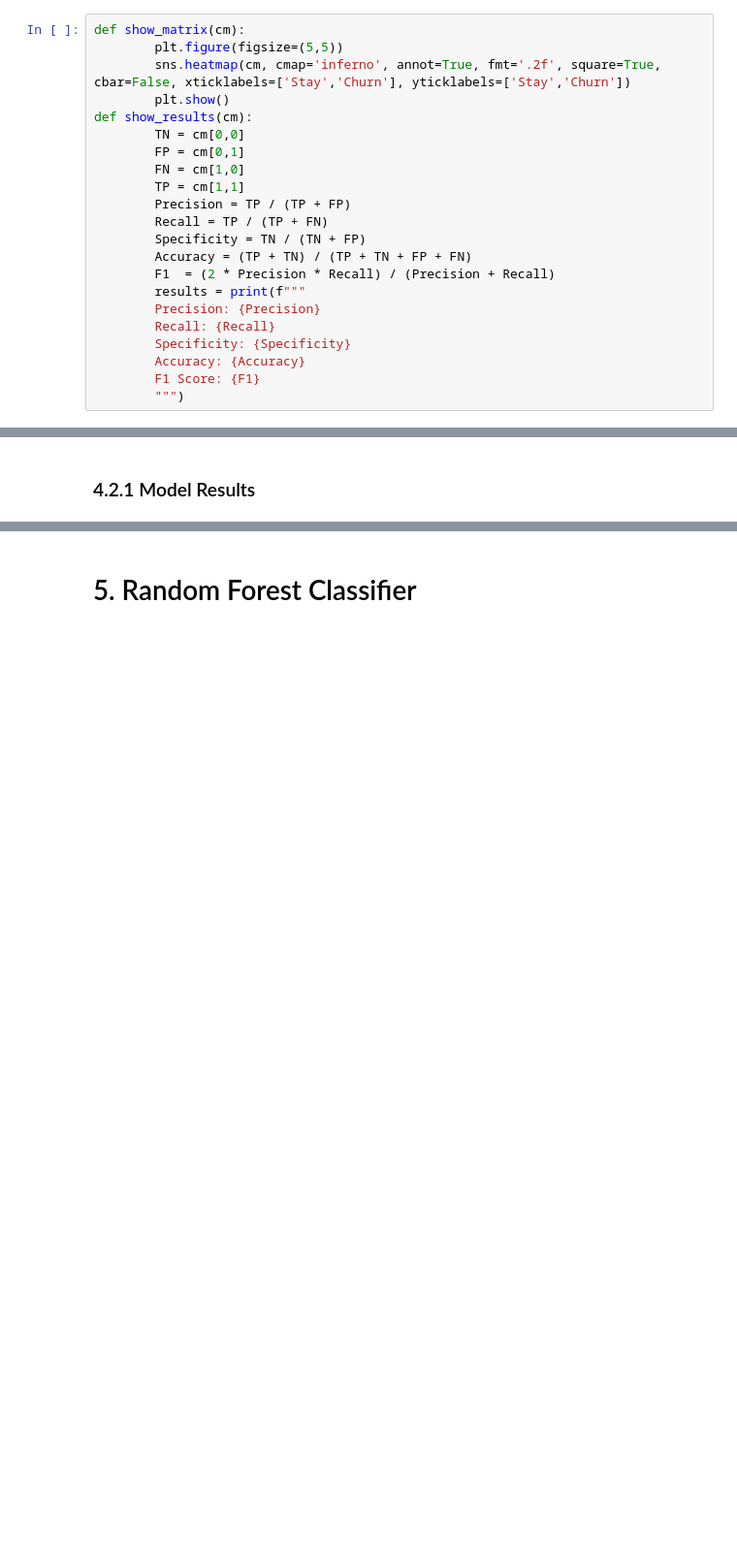
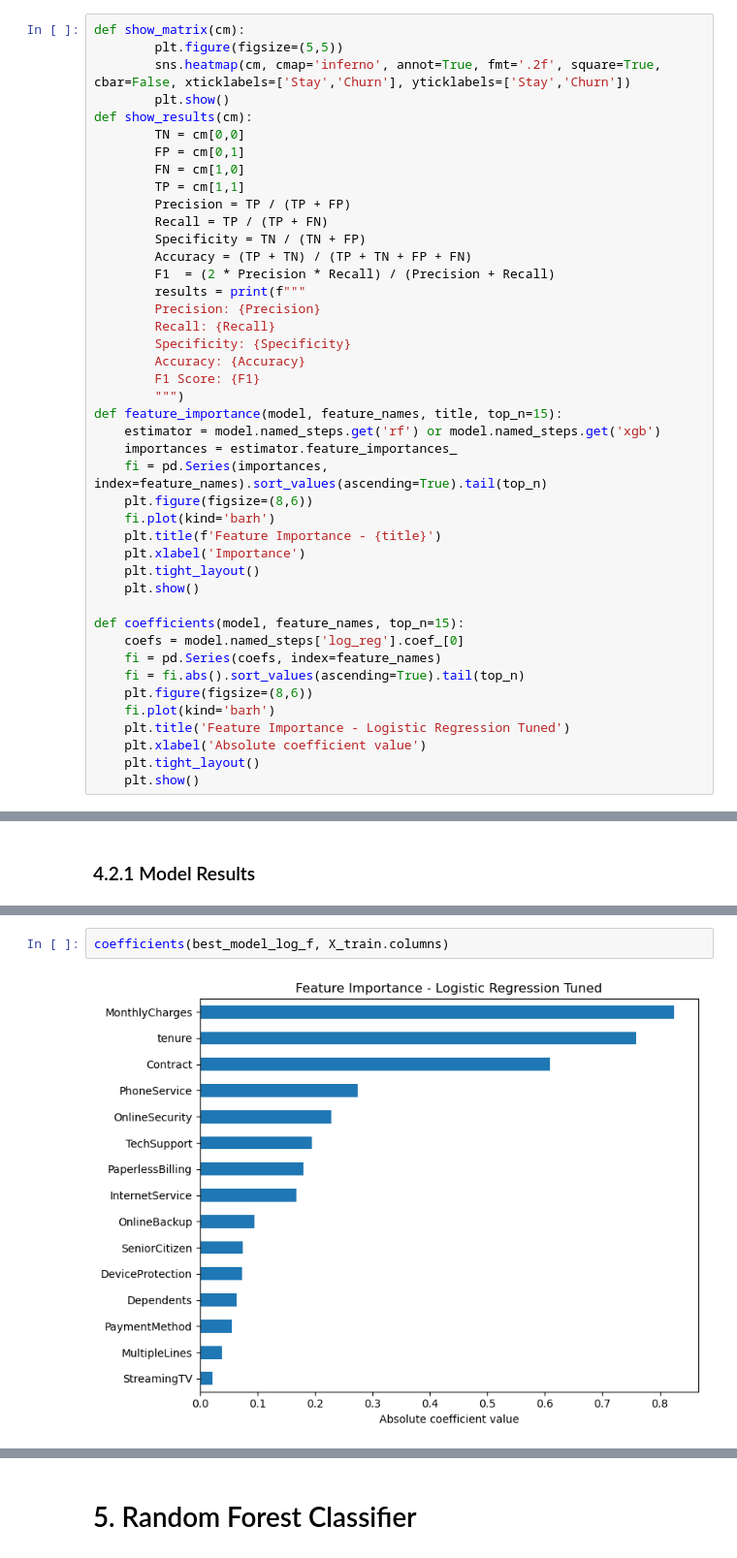
Before and after one commit to Oliwer1992/telco-customer-churn, a Jupyter notebook: 02_Classification_Models_Training.ipynb, the cells around one changed output, grey strips where cells are left out. Shown at 97% size. Cells and saved outputs as stored; diff of their text form; blank space fills up the shorter version.

Commit message:
feat: add RF and XGBoost insights, feature importance charts and analysis

```diff
--- a/02_Classification_Models_Training.ipynb
+++ b/02_Classification_Models_Training.ipynb
@@ -101,6 +101,27 @@ def show_results(cm):
         Accuracy: {Accuracy}
         F1 Score: {F1}
         """)
+def feature_importance(model, feature_names, title, top_n=15):
+    estimator = model.named_steps.get('rf') or model.named_steps.get('xgb')
+    importances = estimator.feature_importances_
+    fi = pd.Series(importances, index=feature_names).sort_values(ascending=True).tail(top_n)
+    plt.figure(figsize=(8,6))
+    fi.plot(kind='barh')
+    plt.title(f'Feature Importance - {title}')
+    plt.xlabel('Importance')
+    plt.tight_layout()
+    plt.show()
+
+def coefficients(model, feature_names, top_n=15):
+    coefs = model.named_steps['log_reg'].coef_[0]
+    fi = pd.Series(coefs, index=feature_names)
+    fi = fi.abs().sort_values(ascending=True).tail(top_n)
+    plt.figure(figsize=(8,6))
+    fi.plot(kind='barh')
+    plt.title('Feature Importance - Logistic Regression Tuned')
+    plt.xlabel('Absolute coefficient value')
+    plt.tight_layout()
+    plt.show()
 # %% [markdown]
 # 4. Logistic Regression (Baseline Model)
 # %% [markdown]
@@ -194,0 +220,4 @@ This optimized model significantly improved Recall compared to baseline (55.08%
+# %%
+coefficients(best_model_log_f, X_train.columns)
+# %% [output]
+[figure, added]
```
Also changed, not shown: parts of 24 cells of this notebook.
